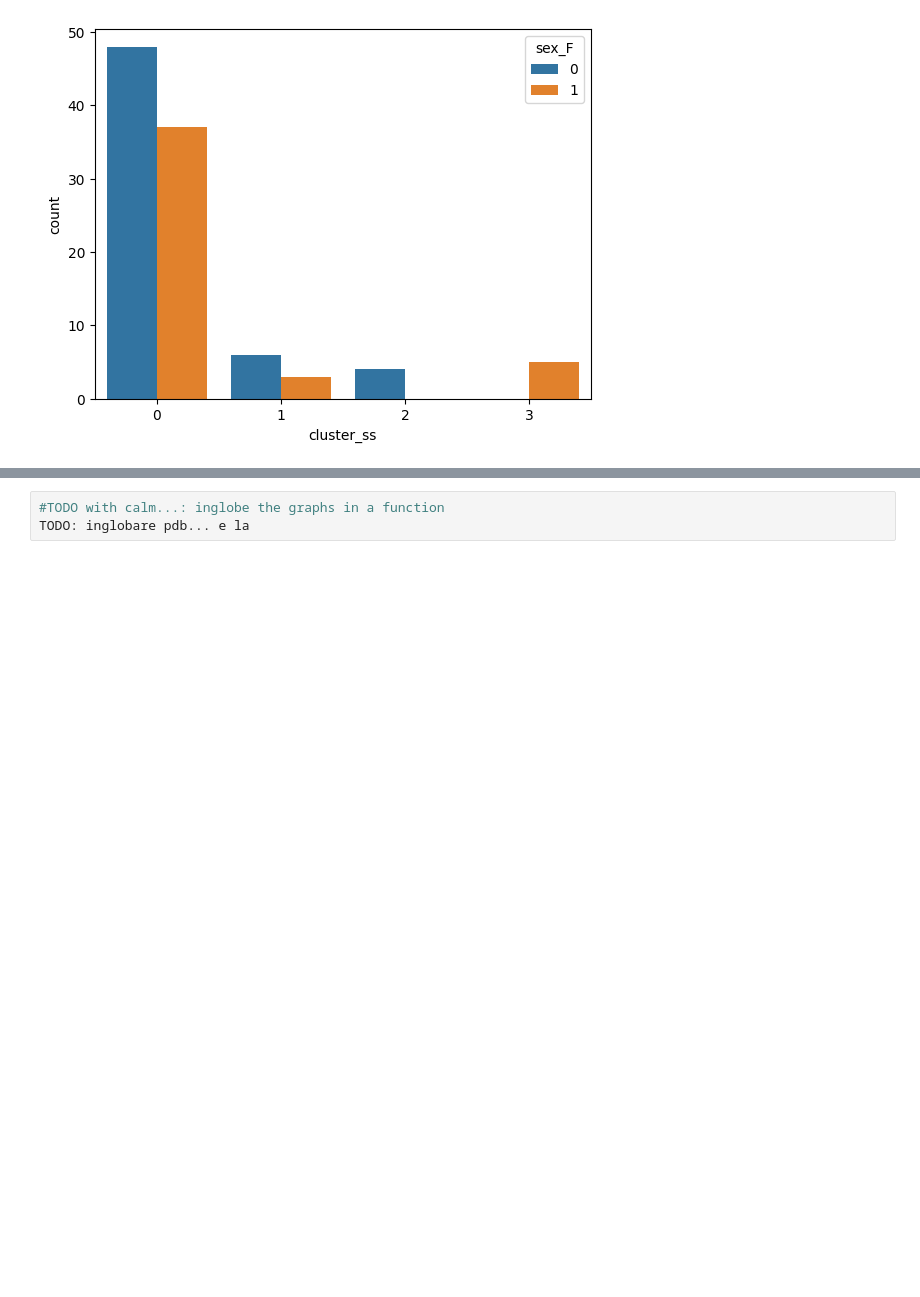
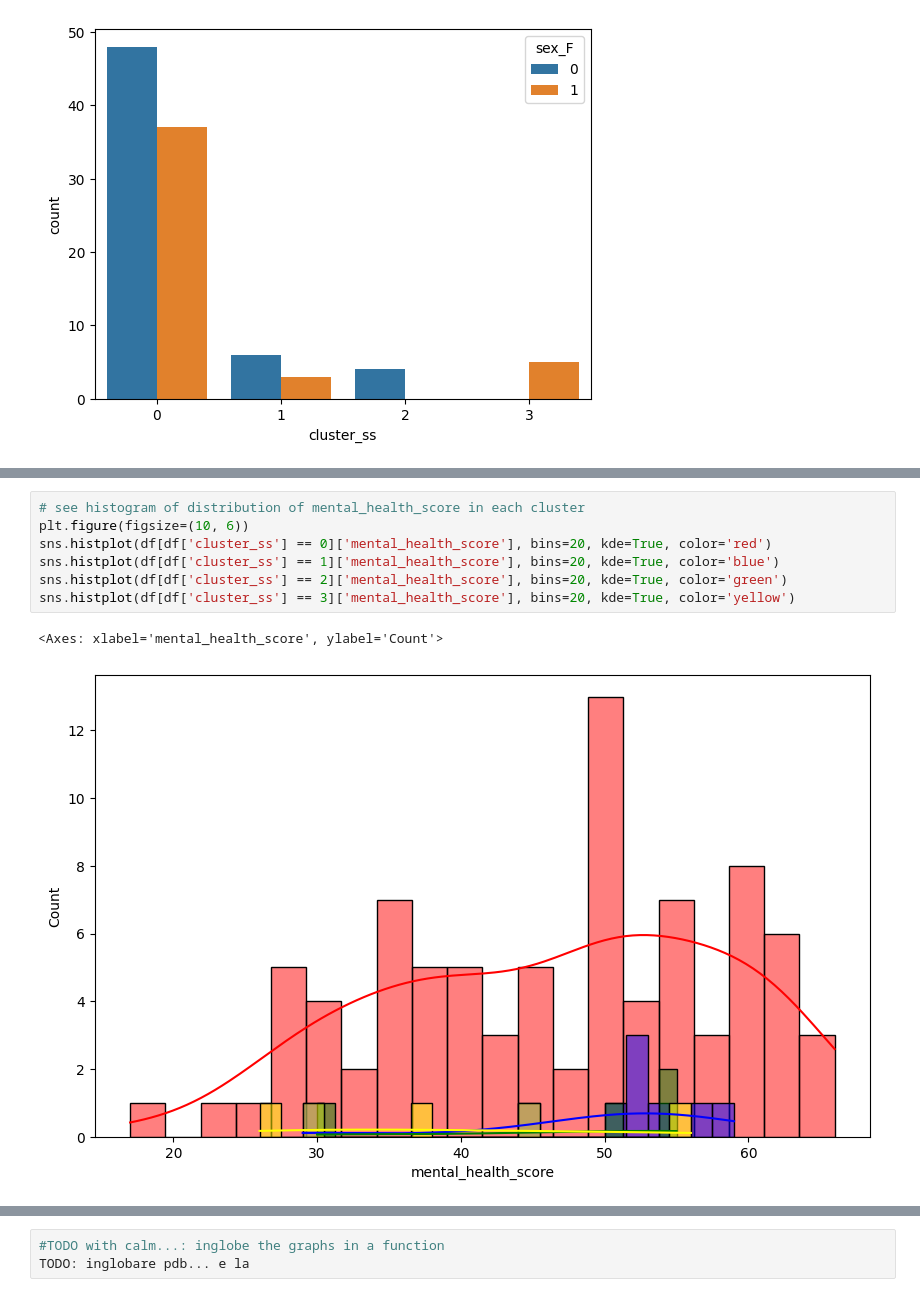
Before and after one commit to g-lago8/CHL-Project, a Jupyter notebook: notebooks/questionnaires_scores.ipynb, the cells around one changed output, grey strips where cells are left out. Saved outputs shown, nothing was run; the diff lists cells and outputs as text; blank space fills up the shorter version.

```diff
--- a/notebooks/questionnaires_scores.ipynb
+++ b/notebooks/questionnaires_scores.ipynb
@@ -665,0 +622,10 @@ sns.countplot(data=df, x='cluster_ss', hue='sex_F')
+# %%
+# see histogram of distribution of mental_health_score in each cluster
+plt.figure(figsize=(10, 6))
+sns.histplot(df[df['cluster_ss'] == 0]['mental_health_score'], bins=20, kde=True, color='red')
+sns.histplot(df[df['cluster_ss'] == 1]['mental_health_score'], bins=20, kde=True, color='blue')
+sns.histplot(df[df['cluster_ss'] == 2]['mental_health_score'], bins=20, kde=True, color='green')
+sns.histplot(df[df['cluster_ss'] == 3]['mental_health_score'], bins=20, kde=True, color='yellow')
+# %% [output]
+<Axes: xlabel='mental_health_score', ylabel='Count'>
+[figure, added]
```
Also changed, not shown: parts of 80 cells of this notebook.
